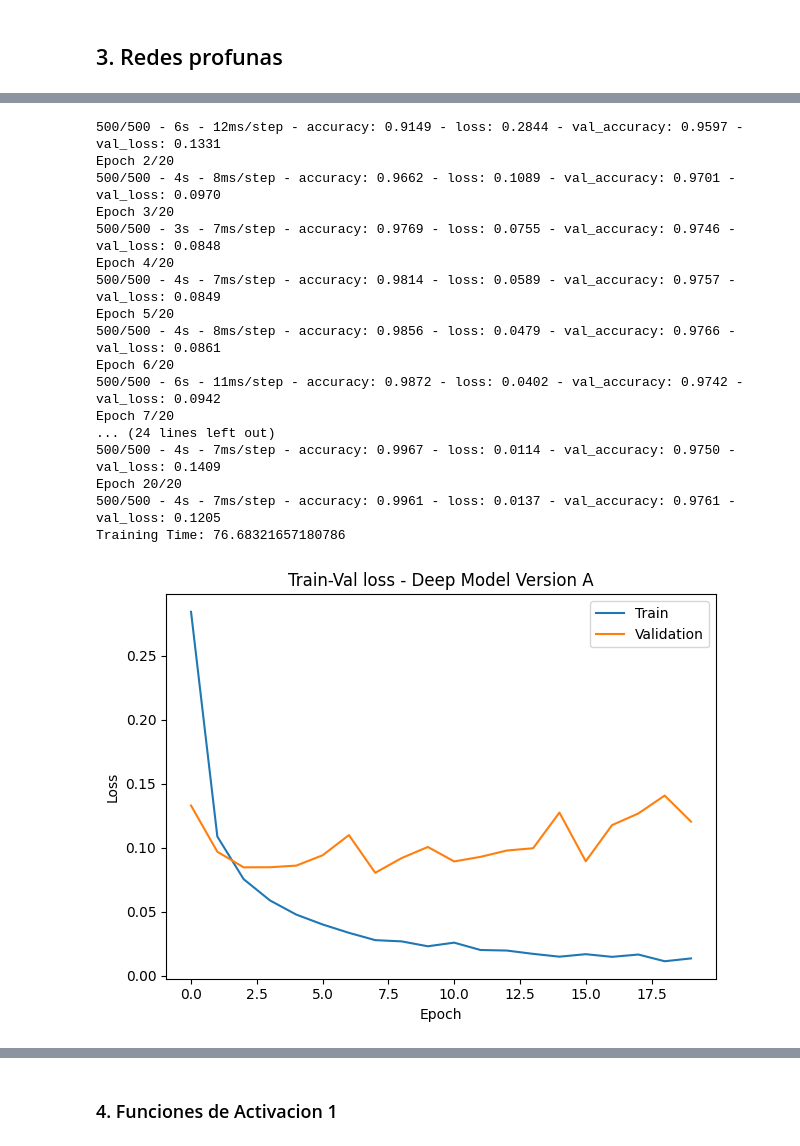
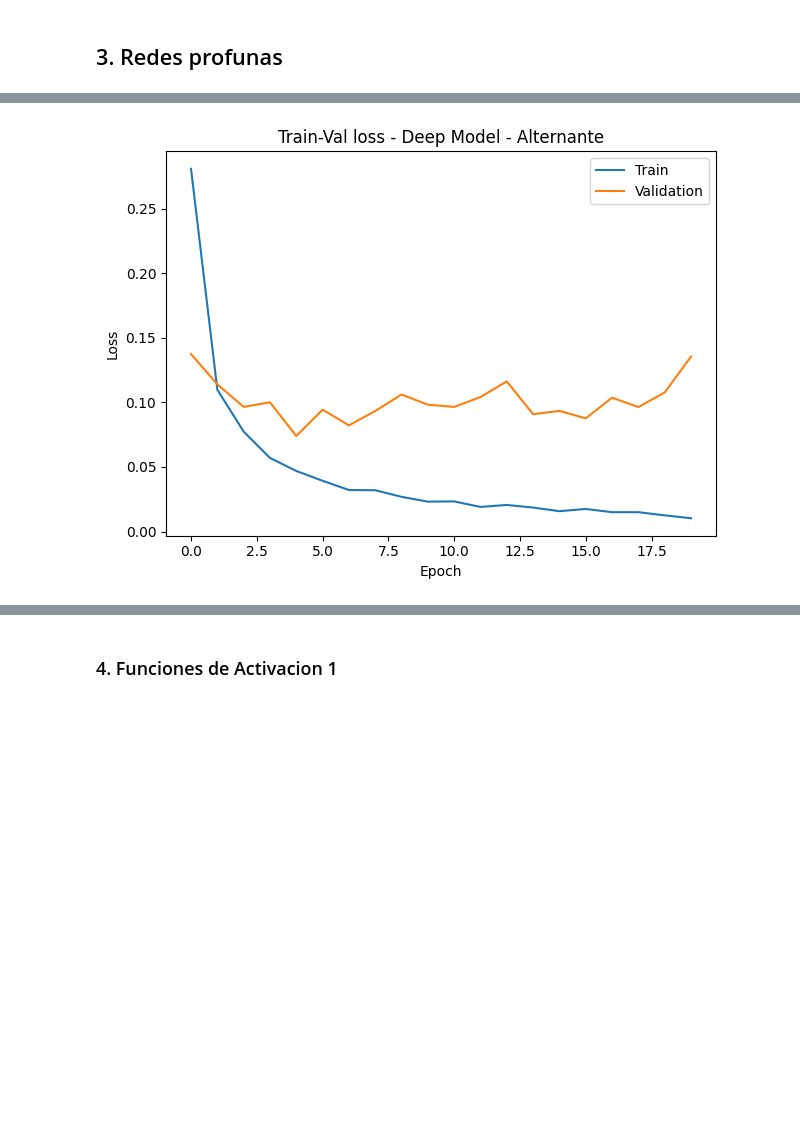
Before and after one commit to Sofiamishel2003/Laboratorio_2_DS, a Jupyter notebook: actividades.ipynb, the cells around one changed output, grey strips where cells are left out. Cells and saved outputs as stored; diff of their text form; code cells hidden in the pictures; blank space fills up the shorter version.

```diff
--- a/actividades.ipynb
+++ b/actividades.ipynb
@@ -448,8 +463,8 @@ m3_c.model.compile(optimizer='adam', loss='sparse_categorical_crossentropy', met
 # Train
 (e_loss, e_acc, _, _, t_time) = m3_c.train(datos_entreno, datos_validacion, num_epochs=20, verbose=2)
 print(f"Training Time: {t_time}")
-m3_c.plot_loss("Train-Val loss - Deep Model Version A")
-m3_c.plot_accuracy("Train-Val Accuracy - Deep Model Version A")
+m3_c.plot_loss("Train-Val loss - Deep Model - Alternante")
+m3_c.plot_accuracy("Train-Val Accuracy - Deep Model - Alternante")
 
 # Test
 t_loss, t_acc = m3_c.test(datos_prueba)
@@ -459,18 +490 @@ Epoch 1/20
-500/500 - 6s - 12ms/step - accuracy: 0.9149 - loss: 0.2844 - val_accuracy: 0.9597 - val_loss: 0.1331
-Epoch 2/20
-500/500 - 4s - 8ms/step - accuracy: 0.9662 - loss: 0.1089 - val_accuracy: 0.9701 - val_loss: 0.0970
-Epoch 3/20
-500/500 - 3s - 7ms/step - accuracy: 0.9769 - loss: 0.0755 - val_accuracy: 0.9746 - val_loss: 0.0848
-Epoch 4/20
-500/500 - 4s - 7ms/step - accuracy: 0.9814 - loss: 0.0589 - val_accuracy: 0.9757 - val_loss: 0.0849
-Epoch 5/20
-500/500 - 4s - 8ms/step - accuracy: 0.9856 - loss: 0.0479 - val_accuracy: 0.9766 - val_loss: 0.0861
-Epoch 6/20
-500/500 - 6s - 11ms/step - accuracy: 0.9872 - loss: 0.0402 - val_accuracy: 0.9742 - val_loss: 0.0942
-Epoch 7/20
-... (24 lines left out)
-500/500 - 4s - 7ms/step - accuracy: 0.9967 - loss: 0.0114 - val_accuracy: 0.9750 - val_loss: 0.1409
-Epoch 20/20
-500/500 - 4s - 7ms/step - accuracy: 0.9961 - loss: 0.0137 - val_accuracy: 0.9761 - val_loss: 0.1205
-Training Time: 76.68321657180786
-[figure, old version]
+[figure, new version]
```
Also changed, not shown: parts of 17 cells of this notebook.
